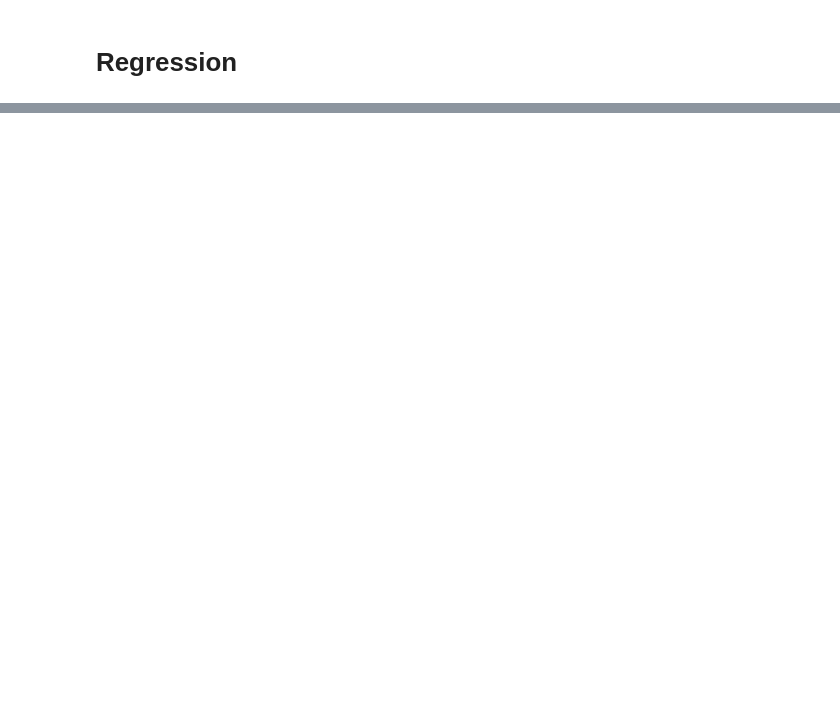
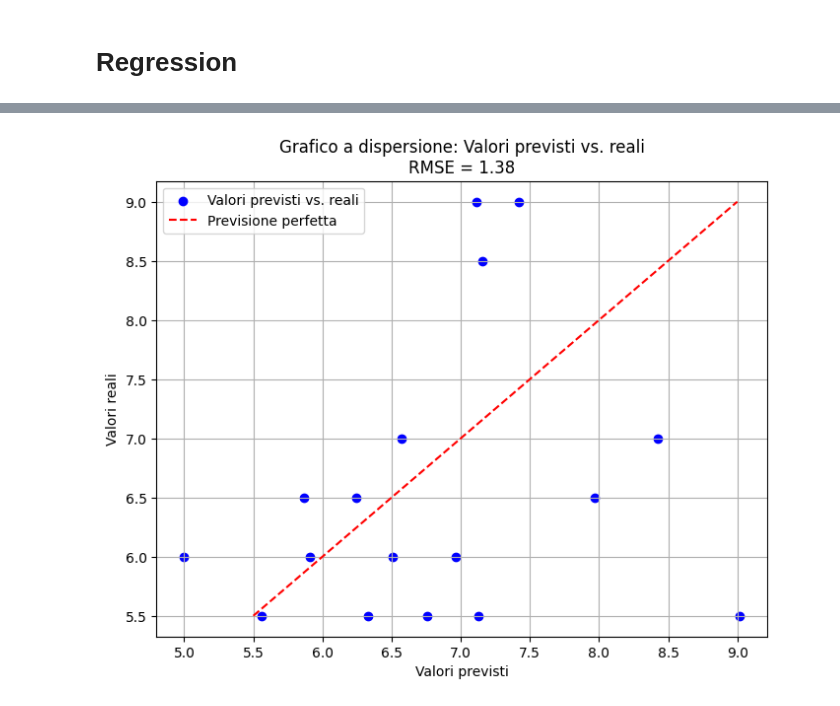
Before and after one commit to GiuseppeCurrao/Extraction-of-vocal-feature-for-ALS-speech-score-regression, a Jupyter notebook: Code/Regressor.ipynb, the cells around one changed output, grey strips where cells are left out. Saved outputs shown, nothing was run; the diff lists cells and outputs as text; code cells hidden in the pictures; blank space fills up the shorter version.

```diff
--- a/Code/Regressor.ipynb
+++ b/Code/Regressor.ipynb
@@ -11,9 +12,7 @@ from sklearn.metrics import mean_squared_error, make_scorer
 path_code = os.getcwd()
 bbp_dataset = scipy.io.loadmat(os.path.join(path_code, "../Data/bbp_regr.mat"))
 # %%
-ae = bbp_dataset["ae"].T
-conf = bbp_dataset["conf"].T
-wer = bbp_dataset["wer"].T
-y = bbp_dataset["slp"].T
-
-X = np.column_stack((ae, conf, wer))
+ae_m = bbp_dataset["ae"].T
+conf_m = bbp_dataset["conf"].T
+wer_m = bbp_dataset["wer"].T
+y_m = bbp_dataset["slp"].T
@@ -43,0 +19,7 @@ y_pred = []
+# %%
+def compute_max_ind(par):
+    max = 0
+    for i in range(par.size):
+        if max < par[i][0][0].size:
+            max = par[i][0][0].size
+    return max
@@ -43,0 +62,67 @@ y_pred = []
+# %%
+loo=LeaveOneOut()
+y_true = []
+y_pred = []
+model = SVR(kernel='linear')
+param_grid = {
+    'C': [0.1, 1, 10, 100],
+    'epsilon': [0.01, 0.1, 0.5, 1]
+}
+for train_index, test_index in loo.split(X):
+    X_train, X_test = X[train_index], X[test_index]
+    y_train, y_test = y[train_index], y[test_index]
+
+    # Modello SVR
+    svr = SVR(kernel='linear')
+
+    # Grid search con LOOCV interno per selezionare i migliori parametri
+    inner_loo = LeaveOneOut()
+    grid_search = GridSearchCV(estimator=svr, param_grid=param_grid, cv=inner_loo, scoring='neg_mean_squared_error', error_score='raise')
+    grid_search.fit(X_train, y_train)
+
+    # Migliori parametri trovati nella grid search interna
+    best_params = grid_search.best_params_
+    best_svr = grid_search.best_estimator_
+
+    # Fit del modello con i migliori parametri sul training set esterno e predizione
+    best_svr.fit(X_train, y_train)
+    y_pred.append(np.clip(best_svr.predict(X_test), 5, 25)[0])
+    y_true.append(y_test[0])
+
+
+y_t = np.zeros(len(y_true))
+for i in range(len(y_true)):
+    if type(y_true[i]) == "numpy.ndarray":
+        y_t[i] = y_true[i][0]
+    else:
+        y_t[i] = y_true[i]
+
+y_p = np.zeros(len(y_pred))
+for i in range(len(y_pred)):
+    if type(y_pred[i]) == "numpy.ndarray":
+        y_p[i] = y_pred[i][0]
+    else:
+        y_p[i] = y_pred[i]
+
+# Calcolare l'RMSE sui risultati finali
+final_rmse = np.sqrt(mean_squared_error(y_t, y_p))
+print(f'Nested LOOCV RMSE: {final_rmse:.2f}')
+
+plt.figure(figsize=(8, 6))
+plt.scatter(y_p, y_t, color='blue', label='Valori previsti vs. reali')
+
+# Aggiungi la linea di riferimento per una previsione perfetta
+plt.plot([y_t.min(), y_t.max()], [y_t.min(), y_t.max()], color='red', linestyle='--', label='Previsione perfetta')
+
+# Aggiungi etichette agli assi e un titolo al grafico
+plt.xlabel('Valori previsti')
+plt.ylabel('Valori reali')
+plt.title('Grafico a dispersione: Valori previsti vs. reali\nRMSE = {:.2f}'.format(final_rmse))
+
+# Aggiungi una legenda
+plt.legend()
+
+# Mostra il grafico
+plt.grid(True)
+plt.show()
+# %% [output]
@@ -43,0 +130 @@ y_pred = []
+[figure, added]
```
Also changed, not shown: parts of 14 cells of this notebook.
